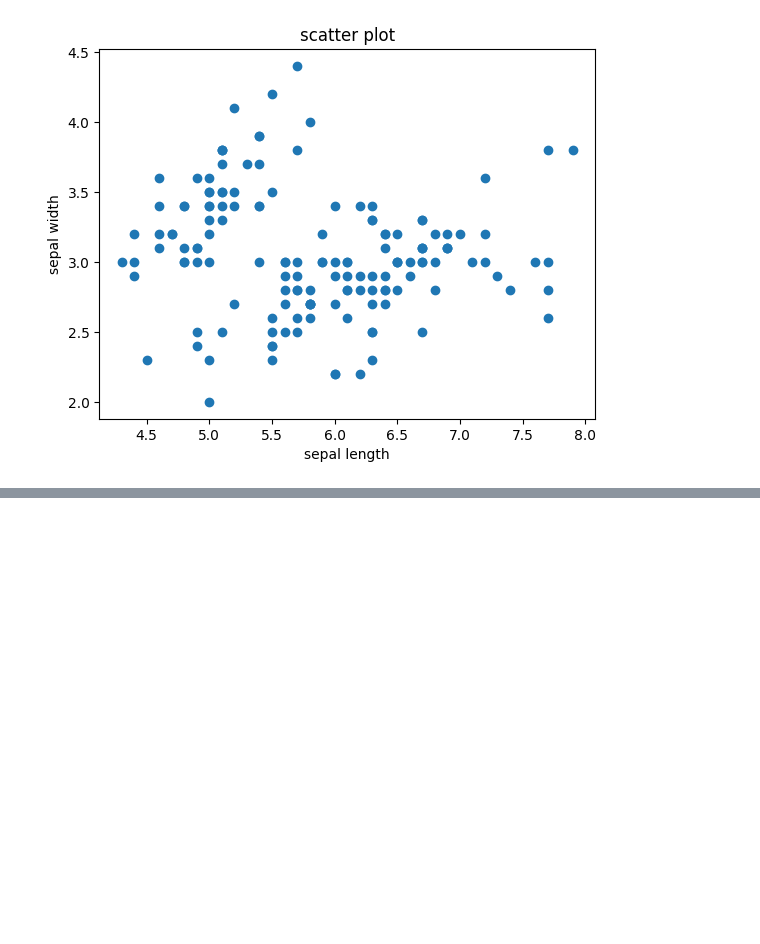
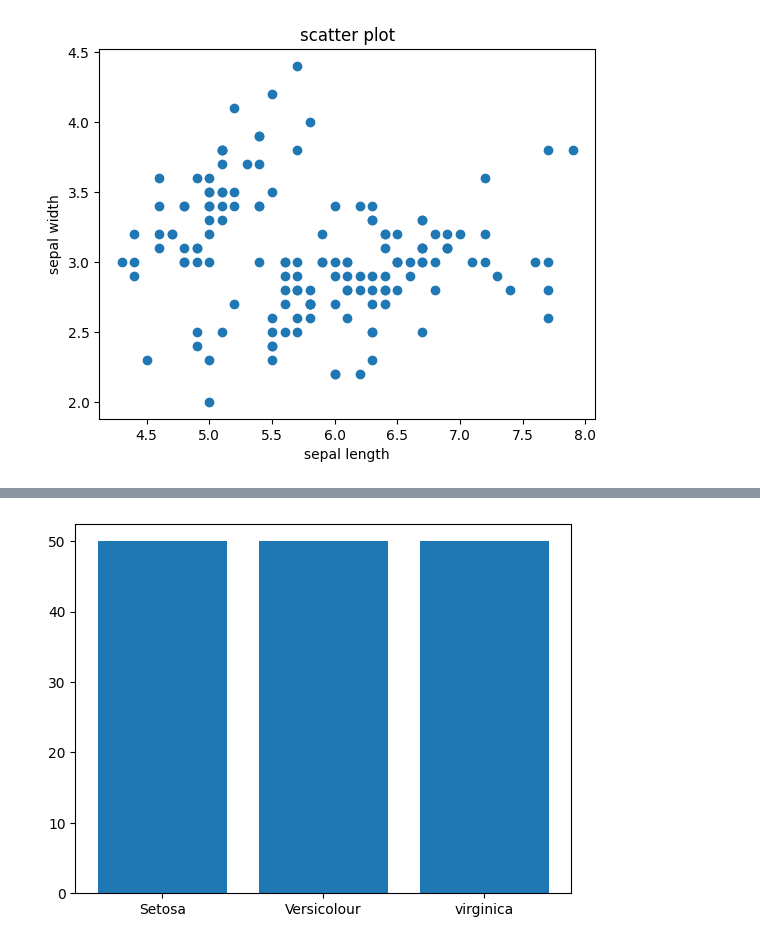
Before and after one commit to crce9830ecs-lang/aiml_labs, a Jupyter notebook: ML_LAB.ipynb, the cells around one changed output, grey strips where cells are left out. Drawn from its saved outputs; the diff is of its cells as text; code cells hidden in the pictures; blank space fills up the shorter version.

```diff
--- a/ML_LAB.ipynb
+++ b/ML_LAB.ipynb
@@ -316,0 +324,8 @@ plt.show()
+# %%
+#activity4
+species = ['Setosa', 'Versicolour', 'virginica']
+count = (df['target'].value_counts())
+plt.bar(species,count)
+plt.show()
+# %% [output]
+[figure, added]
```
Also changed, not shown: parts of 2 cells of this notebook.
